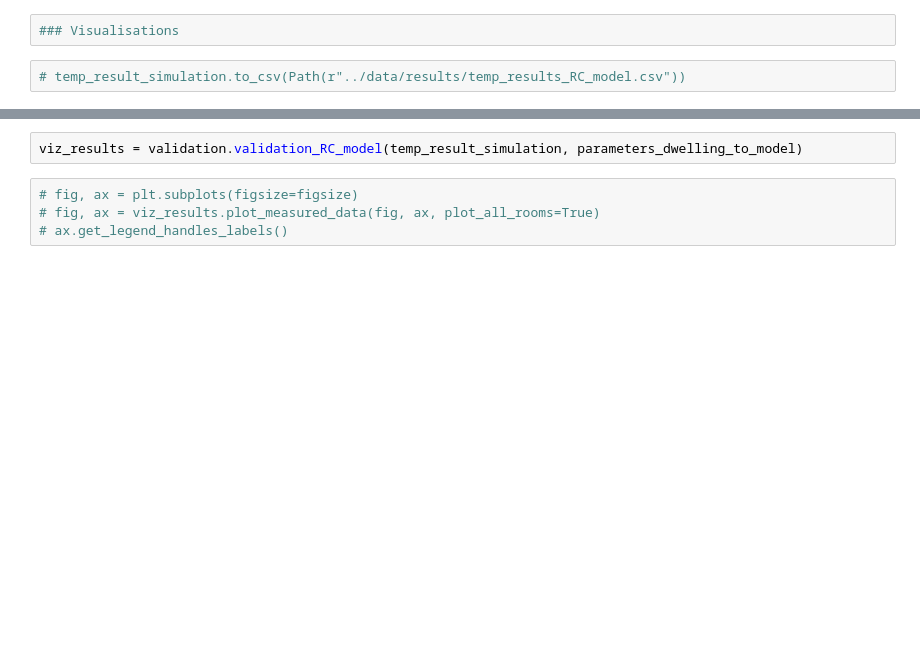
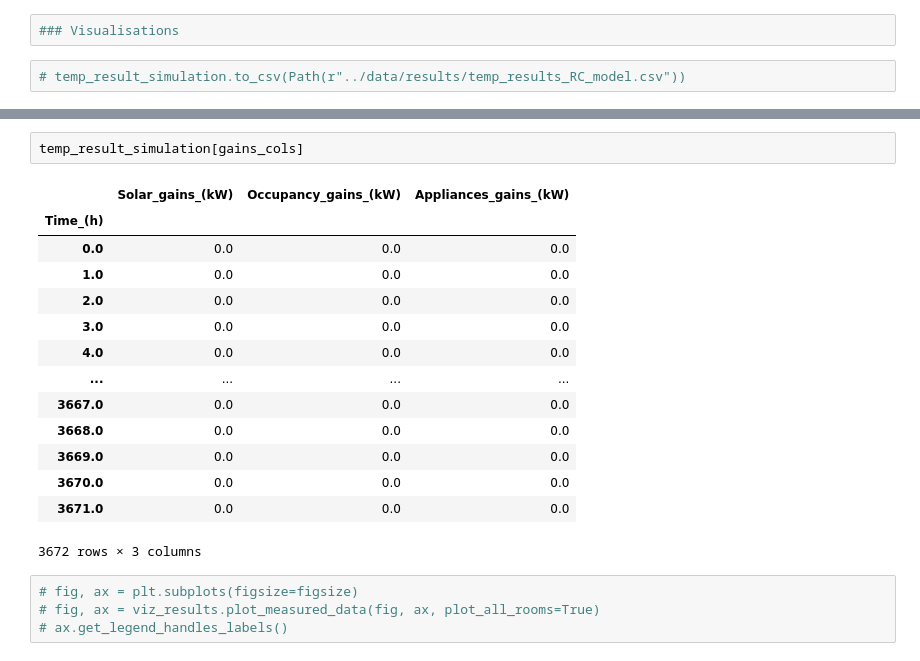
Before and after one commit to AlexandreLab/cooling_demand_UK, a Jupyter notebook: notebooks/validation_cooling_demand_extra_data.ipynb, the cells around one changed output, grey strips where cells are left out. Cells and saved outputs as stored; diff of their text form; blank space fills up the shorter version.

Commit message:
Refactor: update of validation notebook

```diff
--- a/notebooks/validation_cooling_demand_extra_data.ipynb
+++ b/notebooks/validation_cooling_demand_extra_data.ipynb
@@ -262,5 +265,20 @@ Text(0, 0.5, 'Heat gains (kW)')
 # %%
-viz_results = validation.validation_RC_model(temp_result_simulation, parameters_dwelling_to_model)
+temp_result_simulation[gains_cols]
+# %% [output]
+|  | Solar_gains_(kW) | Occupancy_gains_(kW) | Appliances_gains_(kW) |
+| Time_(h) |  |  |  |
+| 0.0 | 0.0 | 0.0 | 0.0 |
+| 1.0 | 0.0 | 0.0 | 0.0 |
+| 2.0 | 0.0 | 0.0 | 0.0 |
+| 3.0 | 0.0 | 0.0 | 0.0 |
+| 4.0 | 0.0 | 0.0 | 0.0 |
+| ... | ... | ... | ... |
+| 3667.0 | 0.0 | 0.0 | 0.0 |
+| 3668.0 | 0.0 | 0.0 | 0.0 |
+| 3669.0 | 0.0 | 0.0 | 0.0 |
+| 3670.0 | 0.0 | 0.0 | 0.0 |
+| 3671.0 | 0.0 | 0.0 | 0.0 |
+3672 rows × 3 columns
 # %%
 # fig, ax = plt.subplots(figsize=figsize)
 # fig, ax = viz_results.plot_measured_data(fig, ax, plot_all_rooms=True)
```
Also changed, not shown: parts of 11 cells of this notebook, 5 other files.
